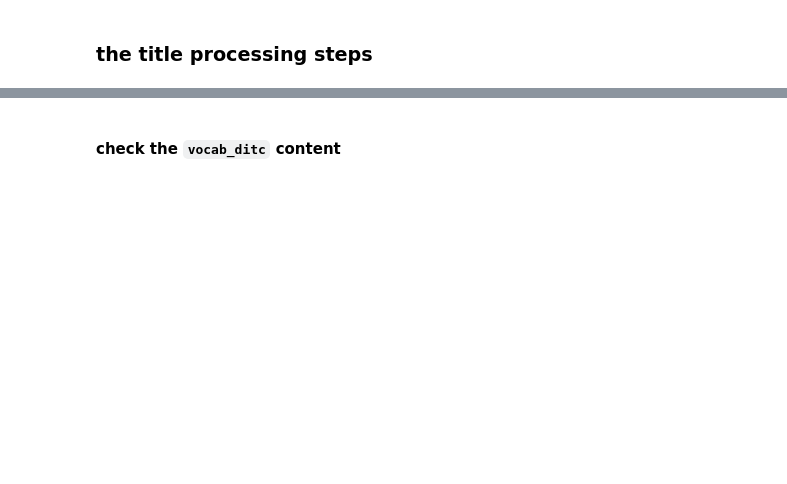
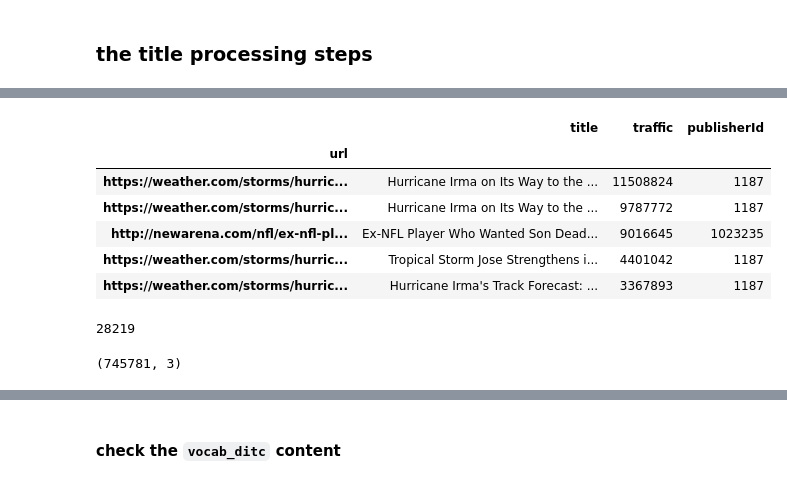
Before and after one commit to mengyx-work/ipyhon_notebooks, a Jupyter notebook: notebooks/seq2seq_data_validate.ipynb, the cells around one changed output, grey strips where cells are left out. Saved outputs shown, nothing was run; the diff lists cells and outputs as text; code cells hidden in the pictures; blank space fills up the shorter version.

```diff
--- a/notebooks/seq2seq_data_validate.ipynb
+++ b/notebooks/seq2seq_data_validate.ipynb
@@ -14,0 +57,14 @@ data_path = '/Users/matt.meng'
+# %%
+data.head()
+# %% [output]
+|  | title | traffic | publisherId |
+| url |  |  |  |
+| https://weather.com/storms/hurric... | Hurricane Irma on Its Way to the ... | 11508824 | 1187 |
+| https://weather.com/storms/hurric... | Hurricane Irma on Its Way to the ... | 9787772 | 1187 |
+| http://newarena.com/nfl/ex-nfl-pl... | Ex-NFL Player Who Wanted Son Dead... | 9016645 | 1023235 |
+| https://weather.com/storms/hurric... | Tropical Storm Jose Strengthens i... | 4401042 | 1187 |
+| https://weather.com/storms/hurric... | Hurricane Irma's Track Forecast: ... | 3367893 | 1187 |
+# %%
+sum(data.index.duplicated())
+# %% [output]
+28219
@@ -14,0 +73,4 @@ data_path = '/Users/matt.meng'
+# %%
+print unique_data.shape
+# %% [output]
+(745781, 3)
```
Also changed, not shown: parts of 21 cells of this notebook.
